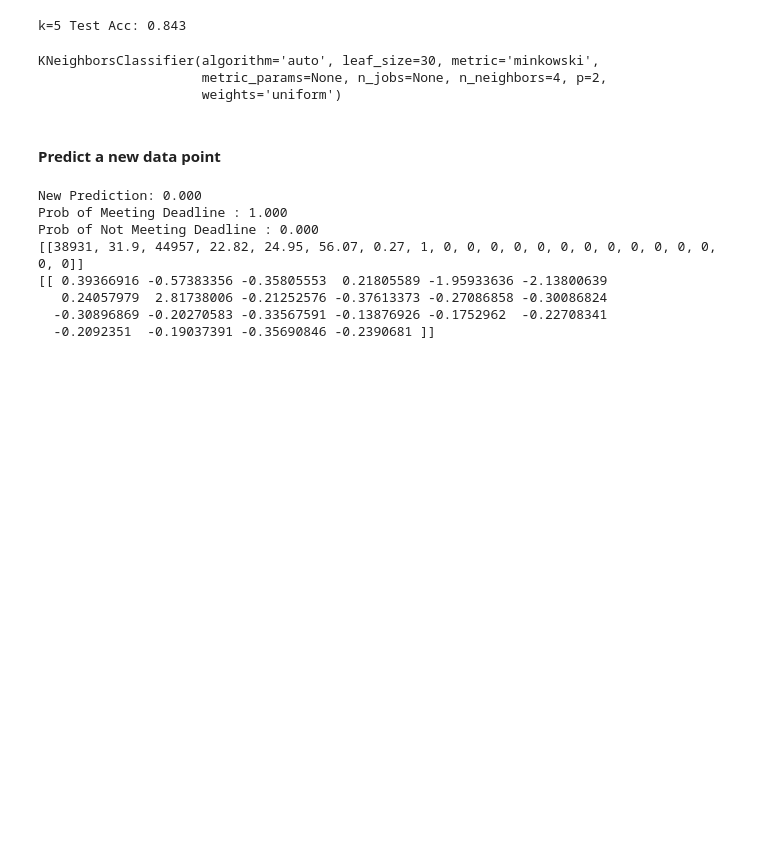
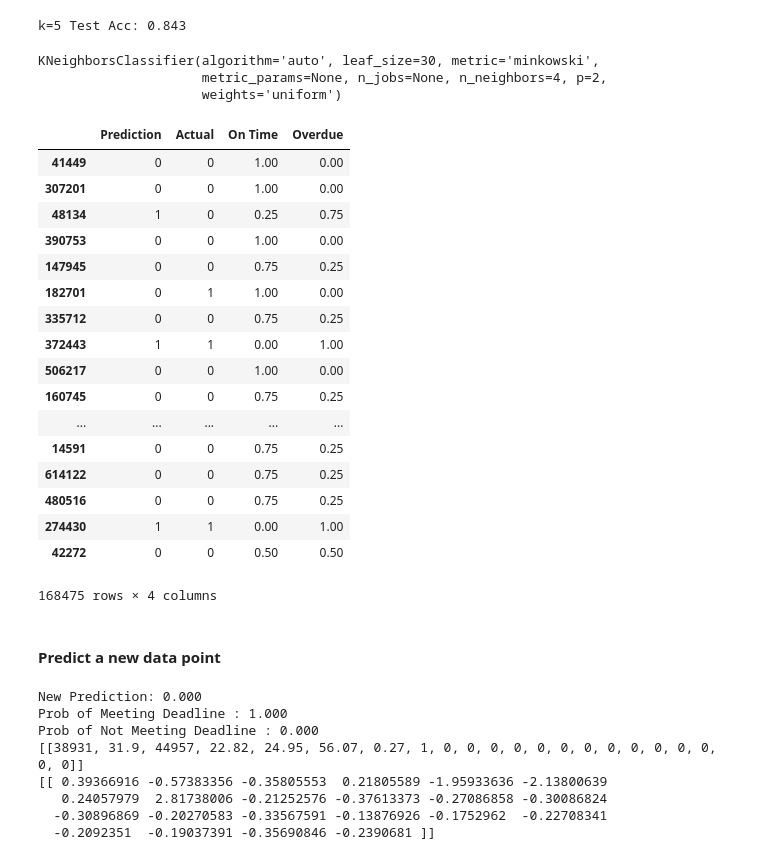
Before and after one commit to fpwirth/Final-Project, a Jupyter notebook: Notebooks/model_classification.ipynb, the cells around one changed output. Saved outputs shown, nothing was run; the diff lists cells and outputs as text; code cells hidden in the pictures; blank space fills up the shorter version.

```diff
--- a/Notebooks/model_classification.ipynb
+++ b/Notebooks/model_classification.ipynb
@@ -382,6 +386,37 @@ k=5 Test Acc: 0.843
 KNeighborsClassifier(algorithm='auto', leaf_size=30, metric='minkowski',
                      metric_params=None, n_jobs=None, n_neighbors=4, p=2,
                      weights='uniform')
+# %%
+# look at the prediction vs actual for the test data
+
+predictions_knn = knn.predict(X_test_scaled)
+probs_knn = knn.predict_proba(X_test_scaled)
+
+
+pd.DataFrame({
+    "Prediction": predictions_knn,
+    "Actual": y_class_test,
+    "On Time": [p[0] for p in probs_knn],
+    "Overdue": [p[1] for p in probs_knn]})
+# %% [output]
+|  | Prediction | Actual | On Time | Overdue |
+| 41449 | 0 | 0 | 1.00 | 0.00 |
+| 307201 | 0 | 0 | 1.00 | 0.00 |
+| 48134 | 1 | 0 | 0.25 | 0.75 |
+| 390753 | 0 | 0 | 1.00 | 0.00 |
+| 147945 | 0 | 0 | 0.75 | 0.25 |
+| 182701 | 0 | 1 | 1.00 | 0.00 |
+| 335712 | 0 | 0 | 0.75 | 0.25 |
+| 372443 | 1 | 1 | 0.00 | 1.00 |
+| 506217 | 0 | 0 | 1.00 | 0.00 |
+| 160745 | 0 | 0 | 0.75 | 0.25 |
+| ... | ... | ... | ... | ... |
+| 14591 | 0 | 0 | 0.75 | 0.25 |
+| 614122 | 0 | 0 | 0.75 | 0.25 |
+| 480516 | 0 | 0 | 0.75 | 0.25 |
+| 274430 | 1 | 1 | 0.00 | 1.00 |
+| 42272 | 0 | 0 | 0.50 | 0.50 |
+168475 rows × 4 columns
 # %% [markdown]
 #### Predict a new data point
 # %%
```
Also changed, not shown: parts of 13 cells of this notebook.
